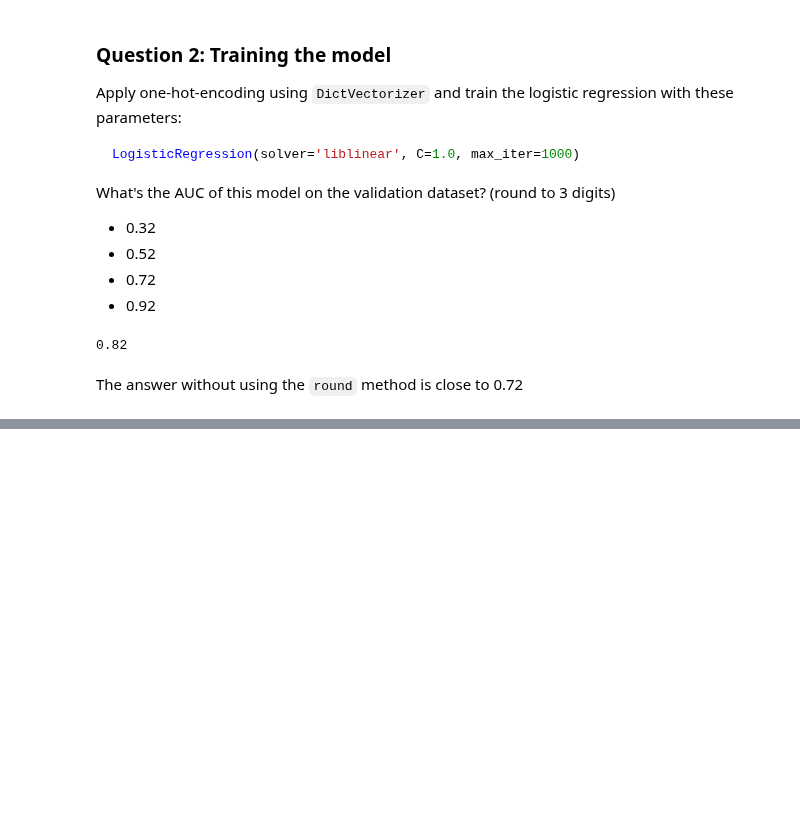
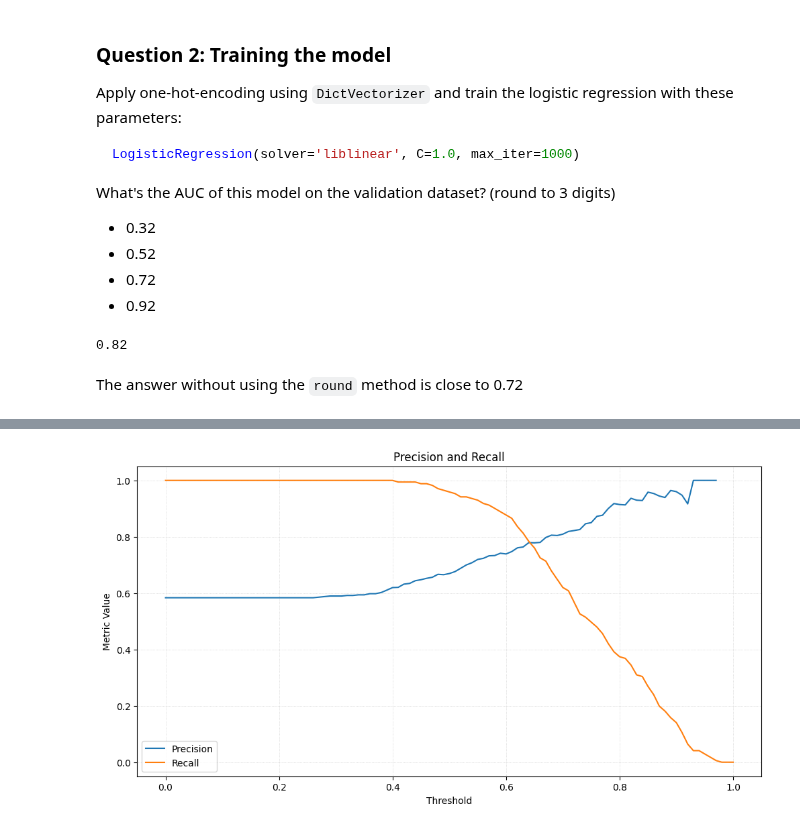
Before and after one commit to ArkadiyShuvaev/machine-learning-zoomcamp, a Jupyter notebook: src/04-evaluation/04-hw.ipynb, the cells around one changed output, grey strips where cells are left out. Cells and saved outputs as stored; diff of their text form; code cells hidden in the pictures; blank space fills up the shorter version.

```diff
--- a/src/04-evaluation/04-hw.ipynb
+++ b/src/04-evaluation/04-hw.ipynb
@@ -302,0 +318,3 @@ The answer without using the `round` method is close to 0.72
+# %%
+thresholds = np.linspace(0, 1, 101)
+thresholds
@@ -302,0 +332,11 @@ The answer without using the `round` method is close to 0.72
+# %%
+y_pred = np.array([1, 0, 0, 1])
+y =      np.array([1, 0, 1, 0])
+
+y_pos      = y == 1
+y_neg      = y == 0
+y_pred_pos = y_pred == 1
+y_pred_neg = y_pred == 0
+
+
+y_pred_pos, y_pred_neg, y_pos, y_neg
@@ -302,0 +348,8 @@ The answer without using the `round` method is close to 0.72
+# %%
+def calculate_tp_fp_tn_fn(y_pred, y):
+    tp = np.sum((y == 1) & (y_pred == 1))
+    tn = np.sum((y == 0) & (y_pred == 0))
+    fp = np.sum((y == 0) & (y_pred == 1))
+    fn = np.sum((y == 1) & (y_pred == 0))
+
+    return float(tp), float(fp), float(tn), float(fn)
@@ -302,0 +405,20 @@ The answer without using the `round` method is close to 0.72
+# %%
+plt.figure(figsize=(12, 6))
+plt.plot(list(threshold_collection.keys()),
+         [v[0] for v in threshold_collection.values()],
+    label="Precision")
+
+plt.plot(list(threshold_collection.keys()),
+         [v[1] for v in threshold_collection.values()],
+         label="Recall")
+
+plt.xlabel('Threshold')
+plt.ylabel('Metric Value')
+plt.title('Precision and Recall')
+plt.legend()
+
+plt.grid(True, which='both', linestyle=':', linewidth=0.5, alpha=0.7)
+
+plt.show()
+# %% [output]
+[figure, added]
```
Also changed, not shown: parts of 5 cells of this notebook.
